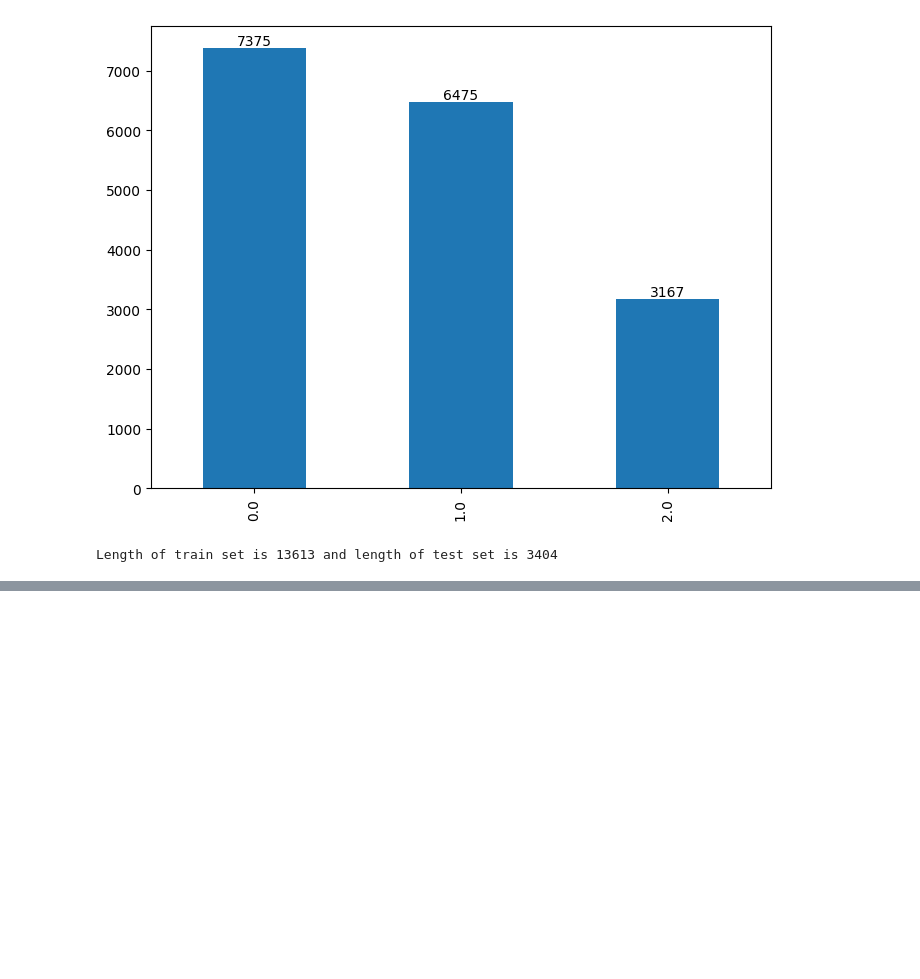
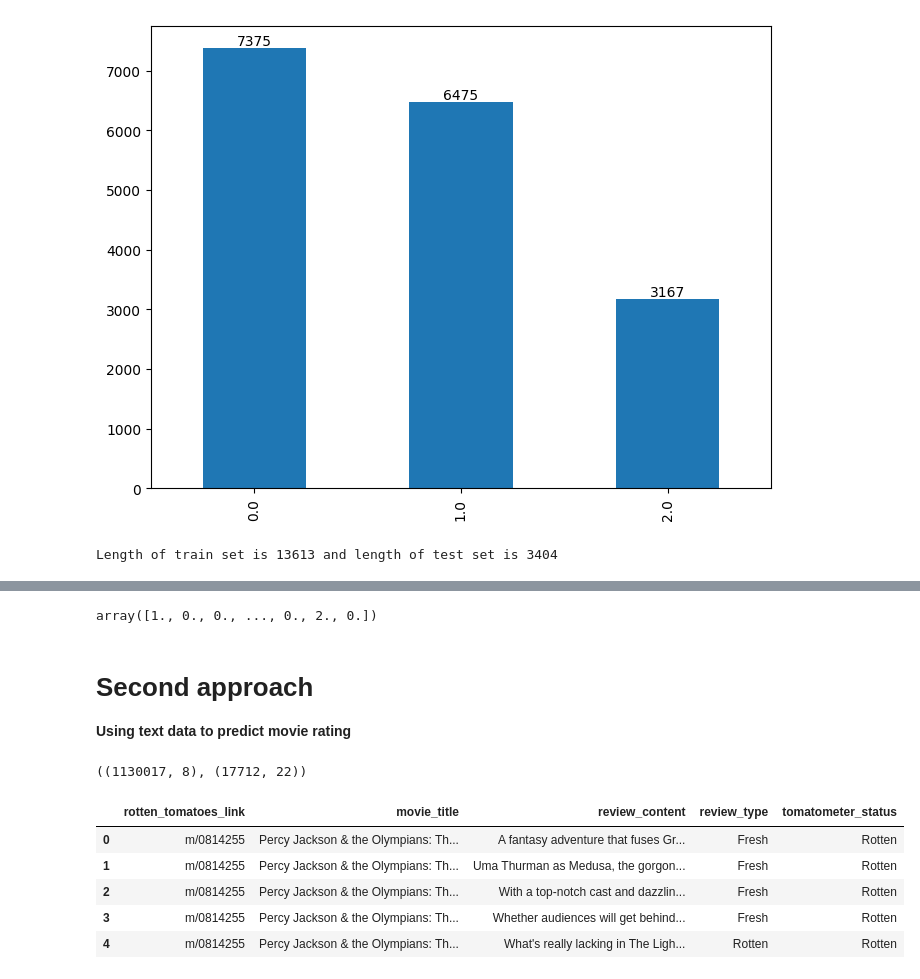
Before and after one commit to girishgautam/movie_rating_prediction, a Jupyter notebook: movie_ratings.ipynb, the cells around one changed output, grey strips where cells are left out. Saved outputs shown, nothing was run; the diff lists cells and outputs as text; code cells hidden in the pictures; blank space fills up the shorter version.

Commit message:
created a model for second approach

```diff
--- a/movie_ratings.ipynb
+++ b/movie_ratings.ipynb
@@ -436,0 +437,7 @@ weighted avg       0.99      0.99      0.99      3404
+# %%
+y_predict
+# %% [output]
+array([1., 0., 0., ..., 0., 2., 0.])
+# %% [markdown]
+# Second approach
+**Using text data to predict movie rating**
@@ -436,0 +451,4 @@ weighted avg       0.99      0.99      0.99      3404
+# %%
+df_critics.shape, df_movie.shape
+# %% [output]
+((1130017, 8), (17712, 22))
@@ -436,0 +459,9 @@ weighted avg       0.99      0.99      0.99      3404
+# %%
+df_merged.head()
+# %% [output]
+|  | rotten_tomatoes_link | movie_title | review_content | review_type | tomatometer_status |
+| 0 | m/0814255 | Percy Jackson & the Olympians: Th... | A fantasy adventure that fuses Gr... | Fresh | Rotten |
+| 1 | m/0814255 | Percy Jackson & the Olympians: Th... | Uma Thurman as Medusa, the gorgon... | Fresh | Rotten |
+| 2 | m/0814255 | Percy Jackson & the Olympians: Th... | With a top-notch cast and dazzlin... | Fresh | Rotten |
+| 3 | m/0814255 | Percy Jackson & the Olympians: Th... | Whether audiences will get behind... | Fresh | Rotten |
+| 4 | m/0814255 | Percy Jackson & the Olympians: Th... | What's really lacking in The Ligh... | Rotten | Rotten |
```
Also changed, not shown: parts of 46 cells of this notebook.
